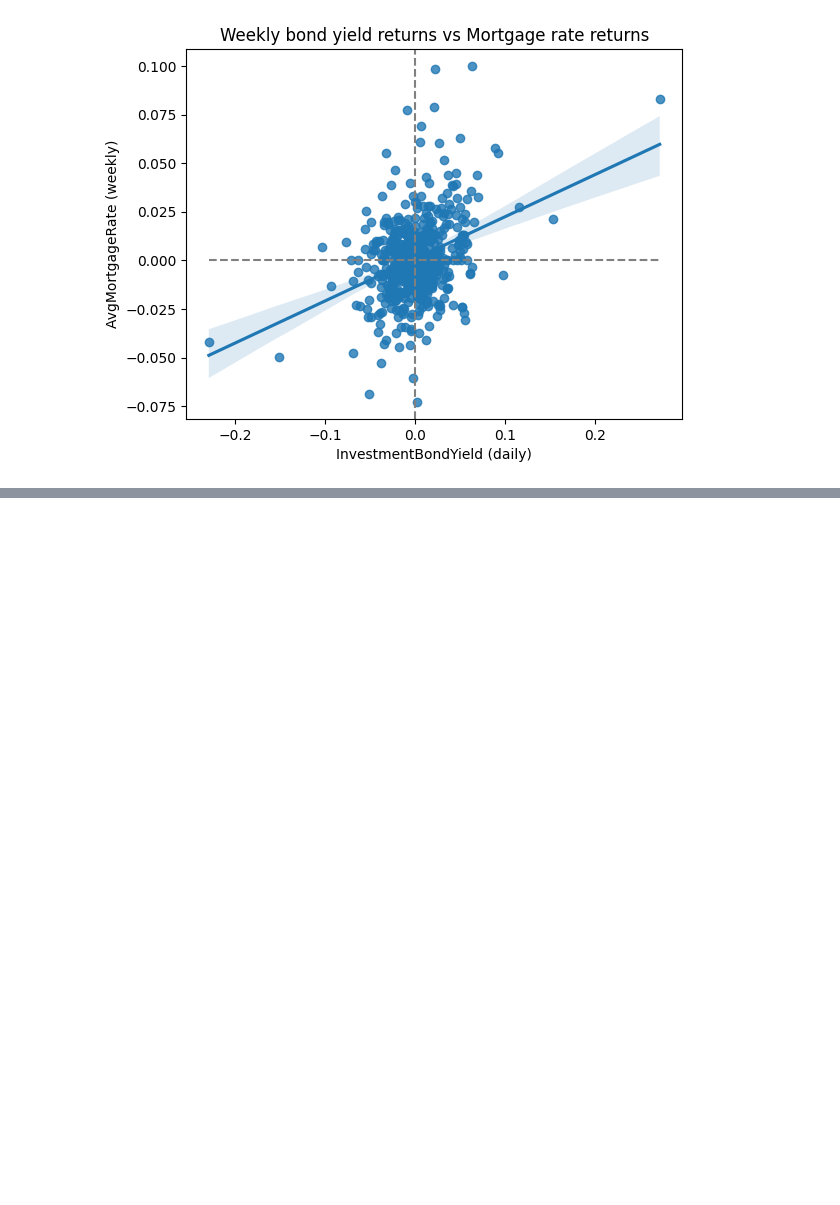
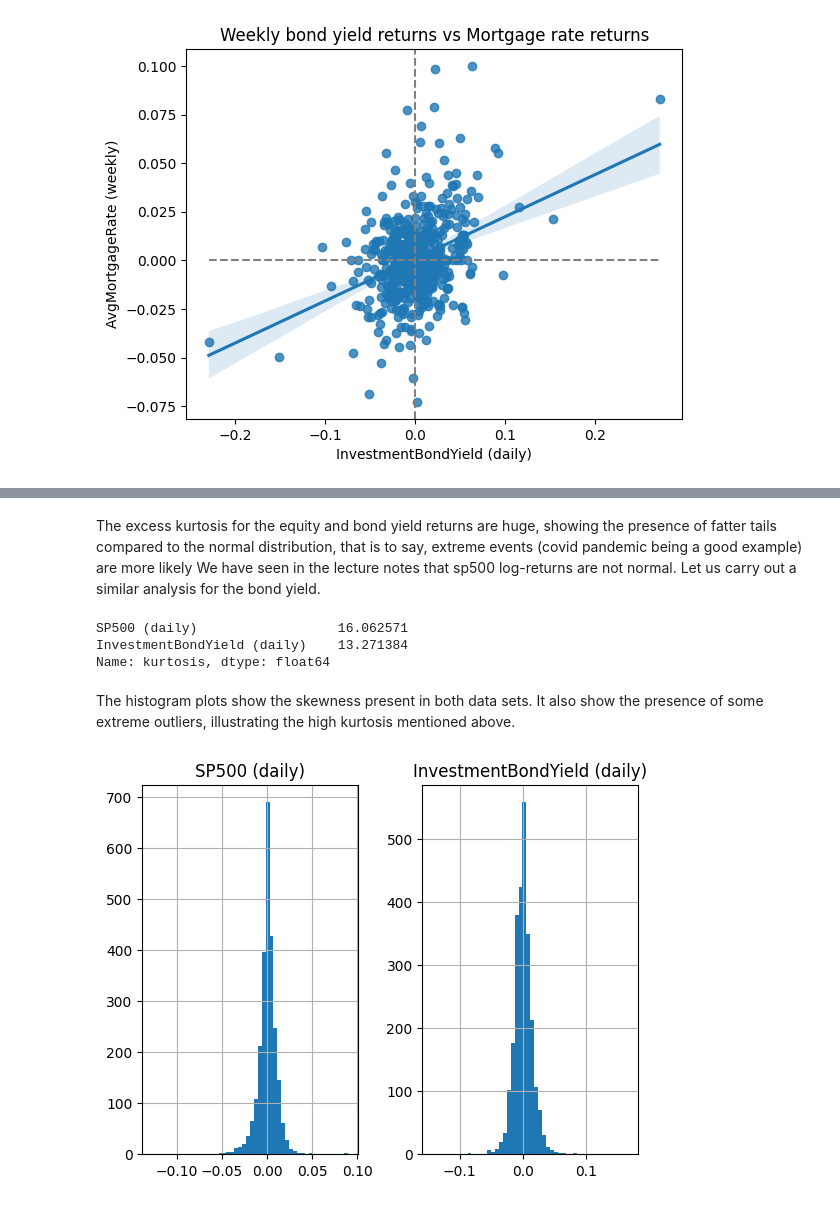
Before and after one commit to GiftChimangeni/wqu_GWP_MScFE_600, a Jupyter notebook: data_analysis_FinancialData_GWP1.ipynb, the cells around one changed output, grey strips where cells are left out. Cells and saved outputs as stored; diff of their text form; code cells hidden in the pictures; blank space fills up the shorter version.

```diff
--- a/data_analysis_FinancialData_GWP1.ipynb
+++ b/data_analysis_FinancialData_GWP1.ipynb
@@ -157,5 +177,15 @@ plt.plot([min(df_weekly_returns['InvestmentBondYield (daily)']), max(df_weekly_r
+# %% [markdown]
+The excess kurtosis for the equity and bond yield returns are huge, showing the presence of fatter tails compared to the normal distribution, that is to say, extreme events (covid pandemic being a good example) are more likely
+We have seen in the lecture notes that sp500 log-returns are not normal. Let us carry out a similar analysis for the bond yield.
 # %%
-print('Skew')
-print(df_daily_returns.skew().rename('skew'))
-print('\nExcess Kurtosis')
 print(df_daily_returns.kurt().rename('kurtosis'))
+# %% [output]
+SP500 (daily)                  16.062571
+InvestmentBondYield (daily)    13.271384
+Name: kurtosis, dtype: float64
+# %% [markdown]
+The histogram plots show the skewness present in both data sets. It also show the presence of some extreme outliers, illustrating the high kurtosis mentioned above.
+# %%
+df_daily_returns.hist(bins=50);
+# %% [output]
+[figure, added]
```
Also changed, not shown: parts of 5 cells of this notebook.
